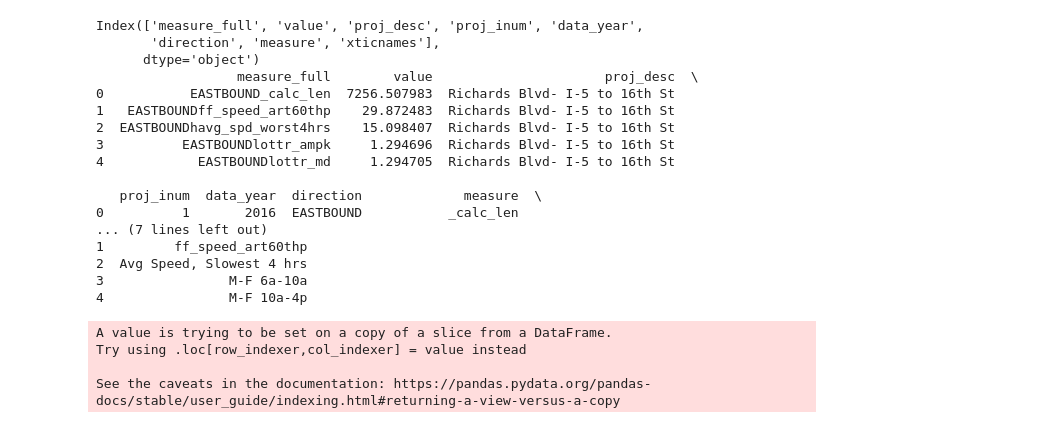
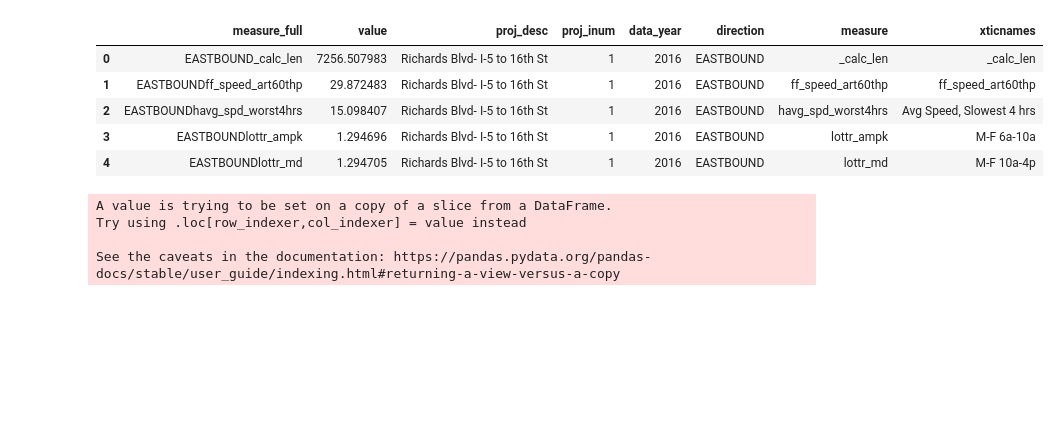
Before and after one commit to djconly85/CodeSnippets, a Jupyter notebook: DataViz/py_plotly/plotly_groupedbarchart.ipynb, the cells around one changed output. Saved outputs shown, nothing was run; the diff lists cells and outputs as text; code cells hidden in the pictures; blank space fills up the shorter version.

```diff
--- a/DataViz/py_plotly/plotly_groupedbarchart.ipynb
+++ b/DataViz/py_plotly/plotly_groupedbarchart.ipynb
@@ -1,44 +1,32 @@
 # %%
 """
 Purpose:
 Make, at a minimum, a plotly grouped bar chart function or class that can be broadly repurposed.
 
 
 """
 
 import pandas as pd
 
 # directory if using home laptop
 in_csv = r'/Users/darrenconly/PythonProjects/CodeSnippets/DataViz/sample_data_csvs/DRAFT_defCorridor_metrics.csv'
 
 # directory to use if using work computer
 # in_csv =
 
 # outputs_dir = r'C:\Users\dconly\GitRepos\CodeSnippets\DataViz\py_matplotlib\sample_outputs'
 outputs_dir = r'/Users/darrenconly/PythonProjects/CodeSnippets/DataViz/py_matplotlib/sample_outputs'
 
 # read in CSV
 df = pd.read_csv(in_csv)
-print(df.columns)
-print(df.head())
+df.head()
 # %% [output]
-Index(['measure_full', 'value', 'proj_desc', 'proj_inum', 'data_year',
-       'direction', 'measure', 'xticnames'],
-      dtype='object')
-                  measure_full        value                      proj_desc  \
-0           EASTBOUND_calc_len  7256.507983  Richards Blvd- I-5 to 16th St
-1   EASTBOUNDff_speed_art60thp    29.872483  Richards Blvd- I-5 to 16th St
-2  EASTBOUNDhavg_spd_worst4hrs    15.098407  Richards Blvd- I-5 to 16th St
-3          EASTBOUNDlottr_ampk     1.294696  Richards Blvd- I-5 to 16th St
-4            EASTBOUNDlottr_md     1.294705  Richards Blvd- I-5 to 16th St
-
-   proj_inum  data_year  direction             measure  \
-0          1       2016  EASTBOUND           _calc_len
-... (7 lines left out)
-1         ff_speed_art60thp
-2  Avg Speed, Slowest 4 hrs
-3                M-F 6a-10a
-4                M-F 10a-4p
+|  | measure_full | value | proj_desc | proj_inum | data_year | direction | measure | xticnames |
+| 0 | EASTBOUND_calc_len | 7256.507983 | Richards Blvd- I-5 to 16th St | 1 | 2016 | EASTBOUND | _calc_len | _calc_len |
+| 1 | EASTBOUNDff_speed_art60thp | 29.872483 | Richards Blvd- I-5 to 16th St | 1 | 2016 | EASTBOUND | ff_speed_art60thp | ff_speed_art60thp |
+| 2 | EASTBOUNDhavg_spd_worst4hrs | 15.098407 | Richards Blvd- I-5 to 16th St | 1 | 2016 | EASTBOUND | havg_spd_worst4hrs | Avg Speed, Slowest 4 hrs |
+| 3 | EASTBOUNDlottr_ampk | 1.294696 | Richards Blvd- I-5 to 16th St | 1 | 2016 | EASTBOUND | lottr_ampk | M-F 6a-10a |
+| 4 | EASTBOUNDlottr_md | 1.294705 | Richards Blvd- I-5 to 16th St | 1 | 2016 | EASTBOUND | lottr_md | M-F 10a-4p |
 # %%
 # TESTING SINGLE PROJECT USING PLOTLY EXPRESS
 
```
Also changed, not shown: parts of 2 cells of this notebook, 15 other files.
